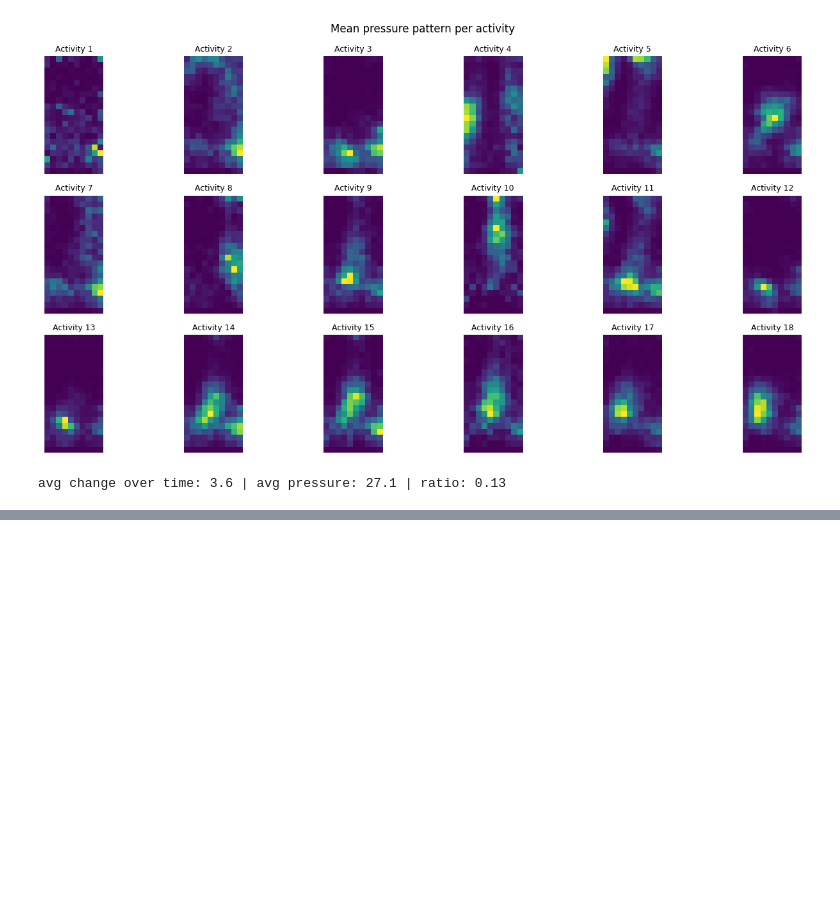
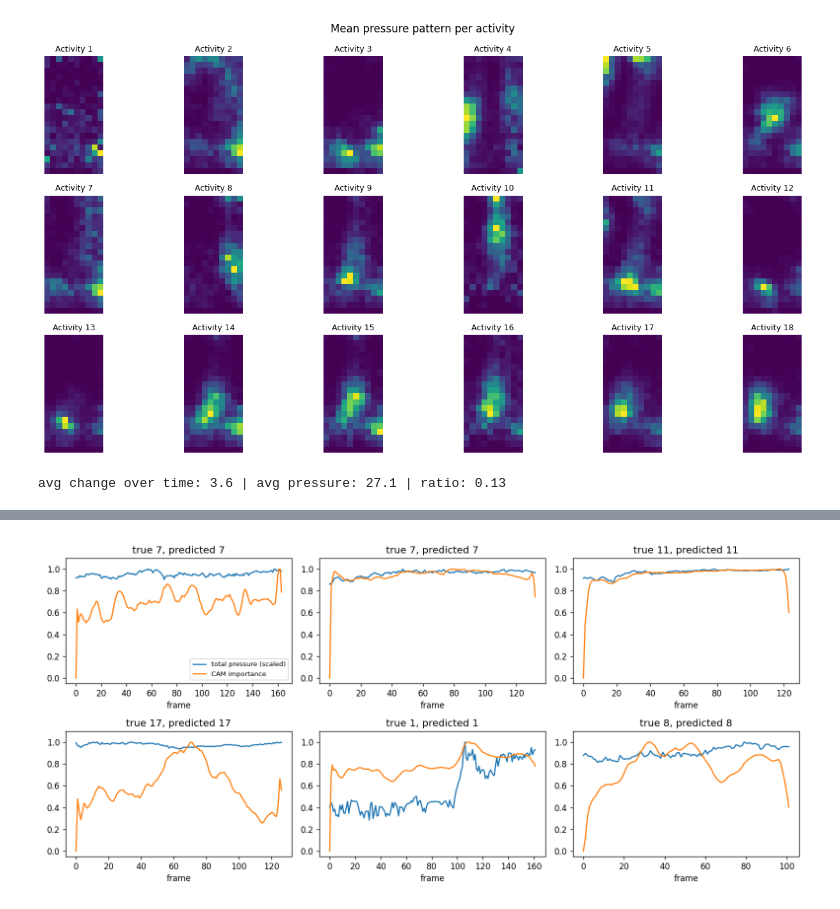
Before and after one commit to BHAGI-99/CS5998-Capstone-Project-P.B.W.Nanayakkara-268472T, a Jupyter notebook: notebooks/01_eda_baselines_cnn.ipynb, the cells around one changed output, grey strips where cells are left out. Cells and saved outputs as stored; diff of their text form; code cells hidden in the pictures; blank space fills up the shorter version.

```diff
--- a/notebooks/01_eda_baselines_cnn.ipynb
+++ b/notebooks/01_eda_baselines_cnn.ipynb
@@ -175,0 +333,90 @@ CNN 10-fold: acc=0.7437  macroF1=0.7432
+# %%
+import os; os.environ["TF_CPP_MIN_LOG_LEVEL"] = "3"
+import numpy as np, tensorflow as tf
+import matplotlib.pyplot as plt
+from pathlib import Path
+from sklearn.model_selection import train_test_split
+from sklearn.metrics import accuracy_score
+from tensorflow.keras import layers
+from IPython.display import Image, display
+
+SEED = 42
+def set_seed(s=SEED):
+    np.random.seed(s); tf.random.set_seed(s); tf.keras.utils.set_random_seed(s)
+set_seed()
+P = Path("data/processed"); R = Path("results"); (R/"figures").mkdir(parents=True, exist_ok=True)
+X = np.load(P/"X.npy").astype(np.float32) / 4095.0
+y = np.load(P/"y.npy"); L = np.minimum(np.load(P/"lengths.npy"), 208)
+
+def build_cnn(seq_len=208, n_feat=200, n_classes=18):
+    inp = tf.keras.Input(shape=(seq_len, n_feat))
+    x = layers.Conv1D(64, 5, padding="same")(inp);  x = layers.BatchNormalization()(x); x = layers.ReLU()(x)
+    x = layers.Conv1D(128, 5, padding="same")(x);   x = layers.BatchNormalization()(x); x = layers.ReLU()(x)
+    x = layers.Conv1D(128, 3, padding="same", name="last_conv")(x); x = layers.BatchNormalization()(x); x = layers.ReLU()(x)
+    x = layers.GlobalAveragePooling1D()(x); x = layers.Dropout(0.3)(x)
+    out = layers.Dense(n_classes, activation="softmax")(x)
+    m = tf.keras.Model(inp, out)
+    m.compile(optimizer=tf.keras.optimizers.Adam(1e-3), loss="sparse_categorical_crossentropy", metrics=["accuracy"])
+    return m
+
+# ---- train one model on 80% of the data, keep 20% for explanations ----
+tr, te = train_test_split(np.arange(len(y)), test_size=0.2, stratify=y, random_state=SEED)
+tr_in, va = train_test_split(tr, test_size=0.1, stratify=y[tr], random_state=SEED)
+set_seed(); model = build_cnn()
+es = tf.keras.callbacks.EarlyStopping(monitor="val_loss", patience=8, restore_best_weights=True)
+model.fit(X[tr_in], y[tr_in], validation_data=(X[va], y[va]), epochs=60, batch_size=32, callbacks=[es], verbose=0)
+pred = model.predict(X[te], verbose=0).argmax(1)
+print(f"model test accuracy: {accuracy_score(y[te], pred):.4f}  (n={len(te)})")
+
+# ---- CAM (Wang et al., 2017): importance of each time step for a class ----
+gap = [l for l in model.layers if isinstance(l, layers.GlobalAveragePooling1D)][0]
+fmap_model = tf.keras.Model(model.input, gap.input)          # feature maps just before pooling
+W = model.layers[-1].get_weights()[0]                        # dense weights (128 x 18)
+def cam(x, cls, n):
+    f = fmap_model.predict(x[None], verbose=0)[0]
+    c = f[:n] @ W[:, cls]
+    return (c - c.min()) / (c.max() - c.min() + 1e-8)
+
+# ---- Integrated Gradients: importance of each (time step, sensor) ----
+def integrated_gradients(x, cls, steps=50):
+    x = tf.constant(x[None]); base = tf.zeros_like(x)        # baseline = no pressure
+    alphas = tf.reshape(tf.linspace(0.0, 1.0, steps + 1), (-1, 1, 1))
+    inter = base + alphas * (x - base)
+    with tf.GradientTape() as tape:
+        tape.watch(inter); p = model(inter, training=False)[:, cls]
+    g = tape.gradient(p, inter)
+    g = (g[:-1] + g[1:]) / 2.0
+    attr = ((x - base)[0] * tf.reduce_mean(g, axis=0)).numpy()
+    gap_ = float(model(x, training=False)[0, cls] - model(base, training=False)[0, cls]) - attr.sum()
+    return attr, gap_
+
+# ---- Figure 1: CAM next to the pressure signal ----
+fig, axes = plt.subplots(2, 3, figsize=(13, 6))
+for ax, i in zip(axes.ravel(), te[:6]):
+    n = L[i]; c = int(pred[list(te).index(i)])
+    ax.plot(X[i, :n].sum(1) / X[i, :n].sum(1).max(), label="total pressure (scaled)")
+    ax.plot(cam(X[i], c, n), label="CAM importance")
+    ax.set(title=f"true {y[i]+1}, predicted {c+1}", xlabel="frame", ylim=(-0.05, 1.1))
+axes[0, 0].legend(fontsize=8); plt.tight_layout(); plt.savefig(R/"figures"/"xai_cam_examples.png", dpi=120); plt.close()
+
+# ---- Figure 2: IG sleeve heatmaps per activity vs. the mean pressure pattern ----
+fig, axes = plt.subplots(2, 18, figsize=(26, 5.5)); corr, gaps = [], []
+for c in range(18):
+    idx = [i for i, p in zip(te, pred) if y[i] == c and p == c][:8]       # correctly classified test trials
+    if not idx: continue
+    A, M = [], []
+    for i in idx:
+        a, g_ = integrated_gradients(X[i], c); gaps.append(abs(g_))
+        A.append(np.abs(a[:L[i]]).mean(0)); M.append(X[i, :L[i]].mean(0))
+    A, M = np.mean(A, 0), np.mean(M, 0)
+    axes[0, c].imshow(M.reshape(20, 10), cmap="viridis"); axes[0, c].set_title(f"{c+1}", fontsize=9); axes[0, c].axis("off")
+    axes[1, c].imshow(A.reshape(20, 10), cmap="magma"); axes[1, c].axis("off")
+    corr.append(np.corrcoef(A, M)[0, 1])
+axes[0, 0].text(-0.3, 0.5, "mean pressure", transform=axes[0, 0].transAxes, rotation=90, va="center", ha="right")
+axes[1, 0].text(-0.3, 0.5, "IG importance", transform=axes[1, 0].transAxes, rotation=90, va="center", ha="right")
+plt.tight_layout(); plt.savefig(R/"figures"/"xai_ig_sleeve_heatmaps.png", dpi=110); plt.close()
+print(f"IG completeness check, mean |gap|: {np.mean(gaps):.4f} (should be small)")
+print("correlation between IG importance and mean pressure, per activity:", np.round(corr, 2))
+print("average correlation: %.2f" % np.mean(corr))
+display(Image(str(R/"figures"/"xai_cam_examples.png"))); display(Image(str(R/"figures"/"xai_ig_sleeve_heatmaps.png")))
+# %% [output]
@@ -175,0 +428 @@ CNN 10-fold: acc=0.7437  macroF1=0.7432
+[figure, added]
```
Also changed, not shown: parts of 11 cells of this notebook.
